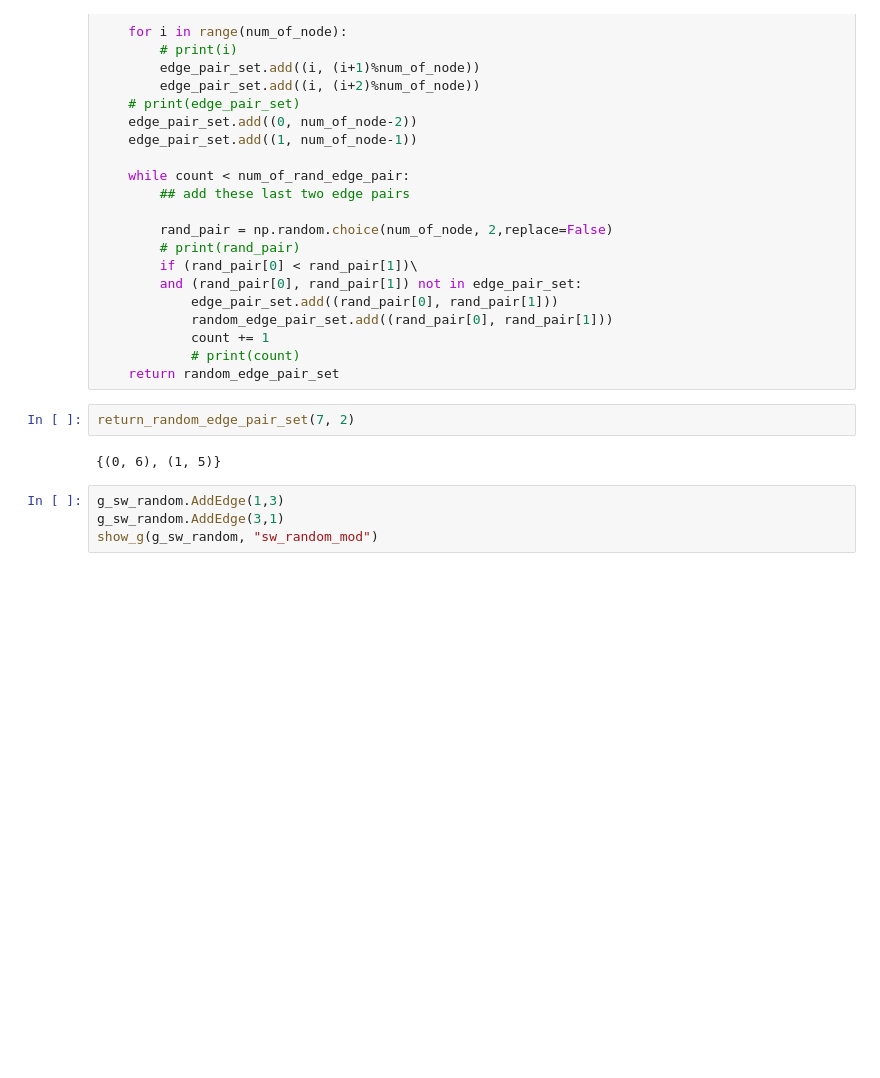
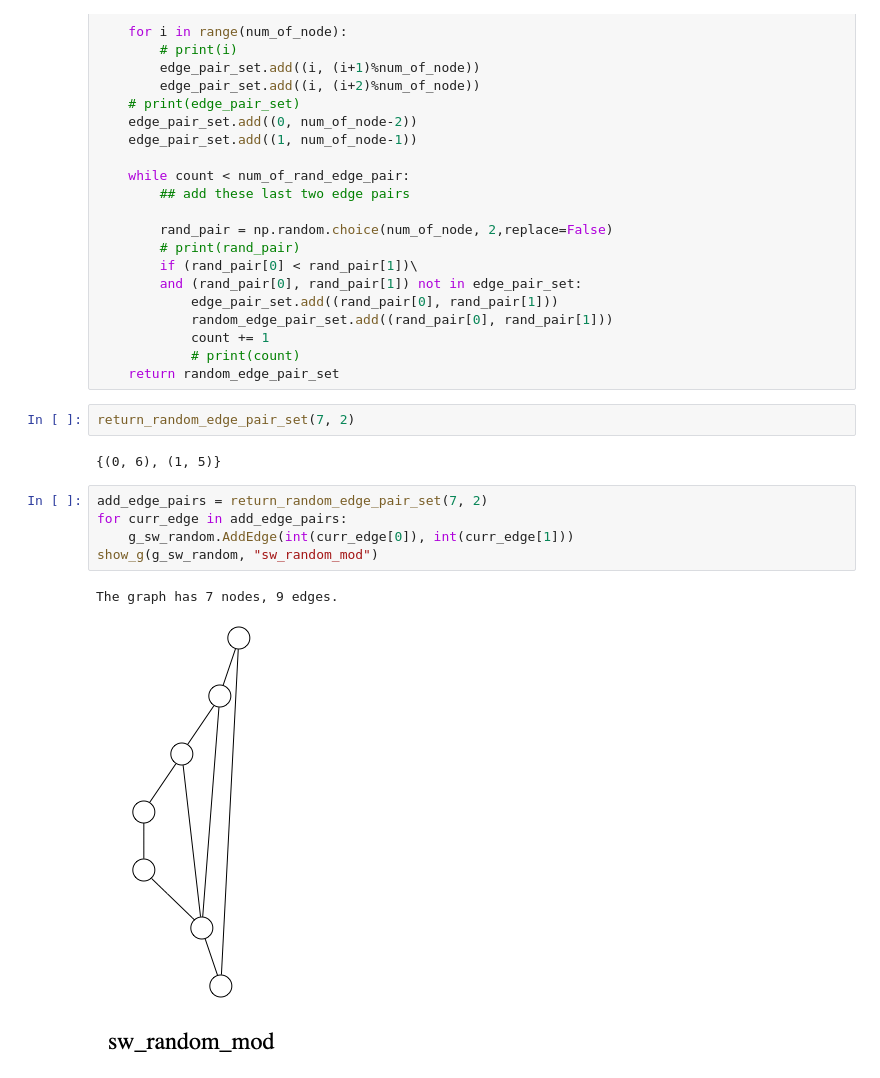
Before and after one commit to udothemath/cs224w_graph, a Jupyter notebook: hw1-bundle/hw1_snap.ipynb, the cells around one changed output. Drawn from its saved outputs; the diff is of its cells as text; blank space fills up the shorter version.

```diff
--- a/hw1-bundle/hw1_snap.ipynb
+++ b/hw1-bundle/hw1_snap.ipynb
@@ -96,7 +91,11 @@ def return_random_edge_pair_set(num_of_node, num_of_rand_edge_pair):
 return_random_edge_pair_set(7, 2)
 # %% [output]
 {(0, 6), (1, 5)}
-# %%
-g_sw_random.AddEdge(1,3)
-g_sw_random.AddEdge(3,1)
-show_g(g_sw_random, "sw_random_mod")
+# %%
+add_edge_pairs = return_random_edge_pair_set(7, 2)
+for curr_edge in add_edge_pairs:
+    g_sw_random.AddEdge(int(curr_edge[0]), int(curr_edge[1]))
+show_g(g_sw_random, "sw_random_mod")
+# %% [output]
+The graph has 7 nodes, 9 edges.
+[figure, added]
```
Also changed, not shown: parts of 1 cell of this notebook, 3 other files.
